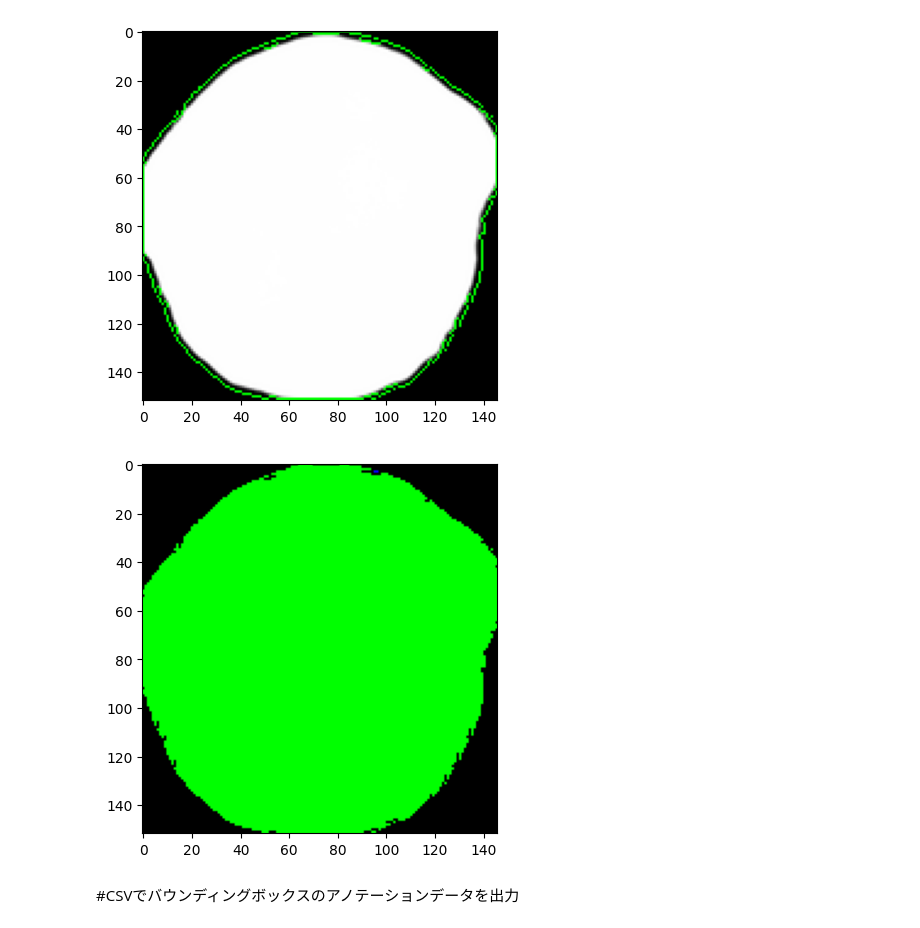
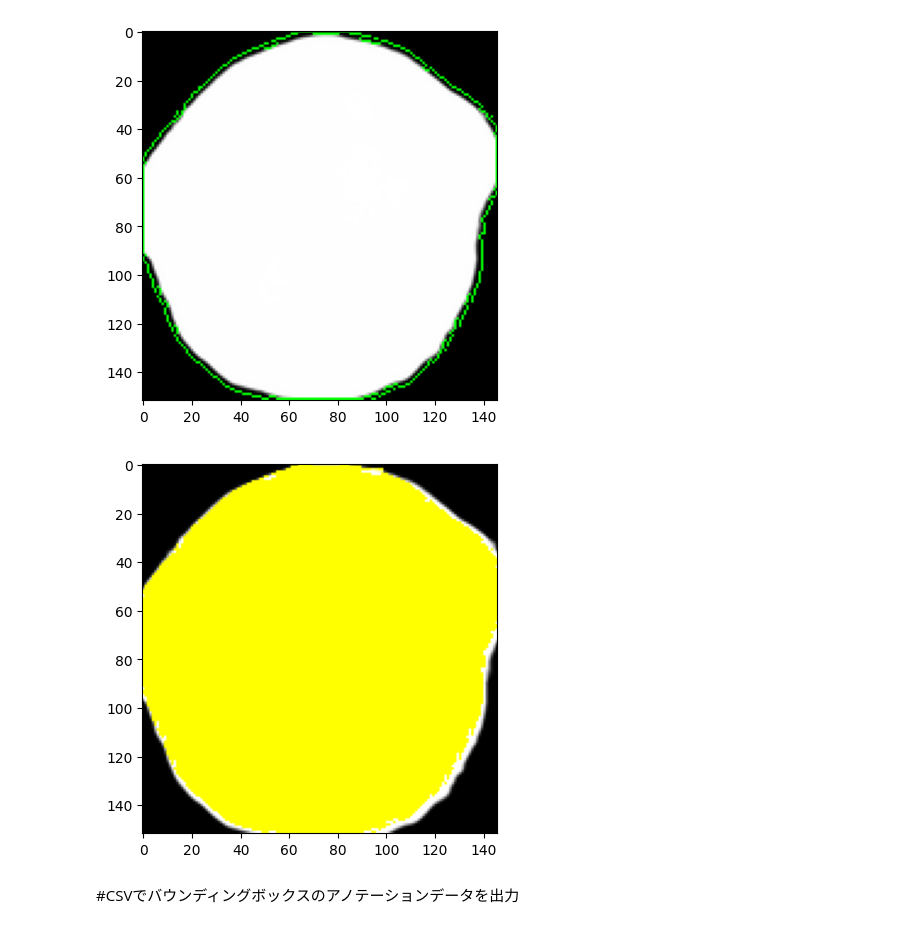
Before and after one commit to 1900690/image-movie-editing, a Jupyter notebook: セグメンテーションマスク作成.ipynb, the cells around one changed output. Drawn from its saved outputs; the diff is of its cells as text; code cells hidden in the pictures.

```diff
--- a/セグメンテーションマスク作成.ipynb
+++ b/セグメンテーションマスク作成.ipynb
@@ -155,17 +154,20 @@ plt.show()
 [figure]
 # %%
 img2 = cv2.cvtColor(im, cv2.COLOR_GRAY2BGR)
-color_list = [(255,0,0),(0,255,0),(0,0,153),(0,0,204),(0,0,255)]
+color_list = [(0, 255, 255),(0, 255, 255),(0, 255, 255),(0, 255, 255)]
 
 for i in range(len(contours)):
     cnt = contours[i]
+    #スムｰｼﾝｸﾞ
+    kernel = np.ones((4,4),np.uint8)
+    img2 = cv2.dilate(img2,kernel,iterations = 1)
     img2 = cv2.drawContours(img2, [cnt], 0, color_list[i], -1)
 arfa_image = cv2.cvtColor(img2, cv2.COLOR_BGR2RGB)
 plt.imshow(arfa_image)
 plt.show()
 #cv2.imwrite(image_name, arfa_image)# 画像ファイルとして保存
 # %% [output]
-[figure, old version]
+[figure, new version]
 # %% [markdown]
 #CSVでバウンディングボックスのアノテーションデータを出力
 # %%
```
Also changed, not shown: parts of 3 cells of this notebook.
